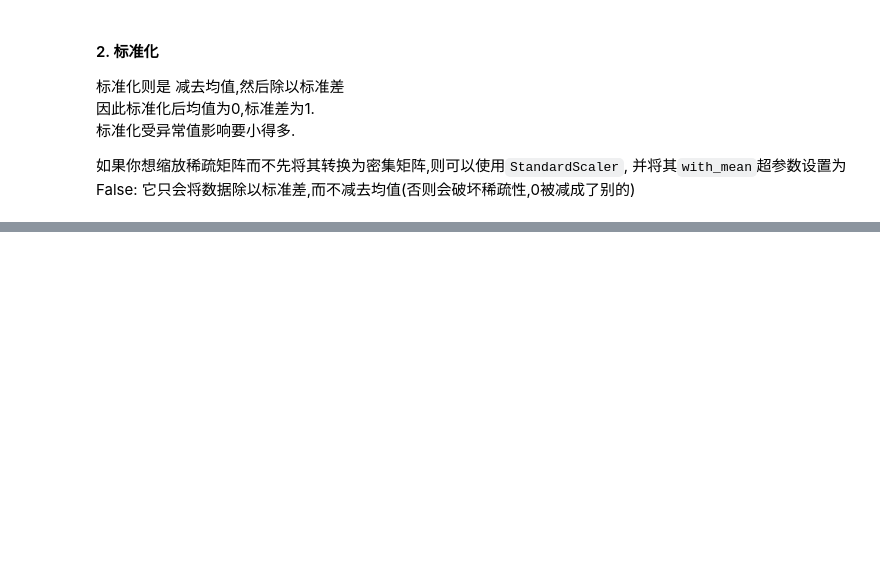
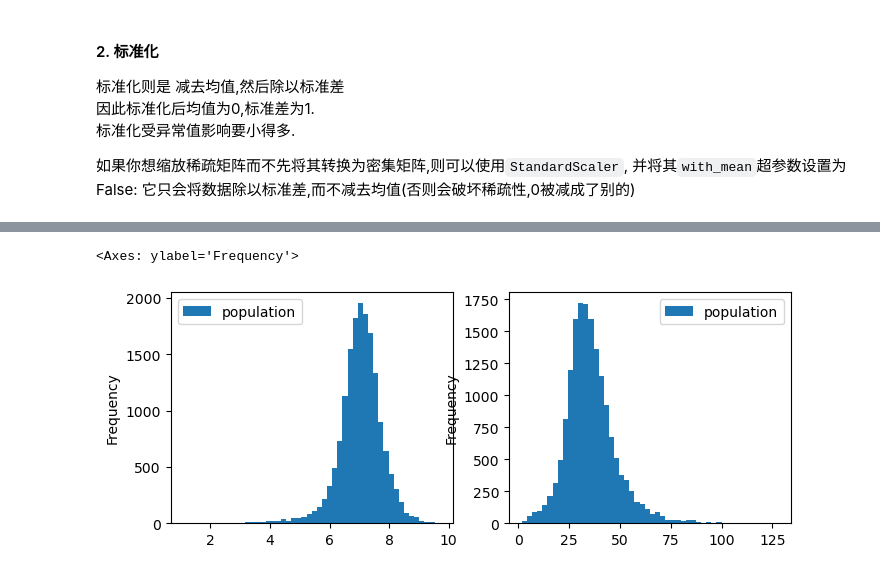
Before and after one commit to ym-ml/ML-DL_note, a Jupyter notebook: Hands-On_ML_withSklearn/Ch2.ipynb, the cells around one changed output, grey strips where cells are left out. Cells and saved outputs as stored; diff of their text form; code cells hidden in the pictures; blank space fills up the shorter version.

```diff
--- a/Hands-On_ML_withSklearn/Ch2.ipynb
+++ b/Hands-On_ML_withSklearn/Ch2.ipynb
@@ -687,0 +712,7 @@ housing_num_std_scaled=std_scaler.fit_transform(housing_num)
+# %%
+fig,ax=plt.subplots(1,2,figsize=(8,3))
+np.log(house_population).plot.hist(ax=ax[0],bins=50)
+np.sqrt(house_population).plot.hist(ax=ax[1],bins=50)
+# %% [output]
+<Axes: ylabel='Frequency'>
+[figure, added]
```
Also changed, not shown: parts of 19 cells of this notebook.
